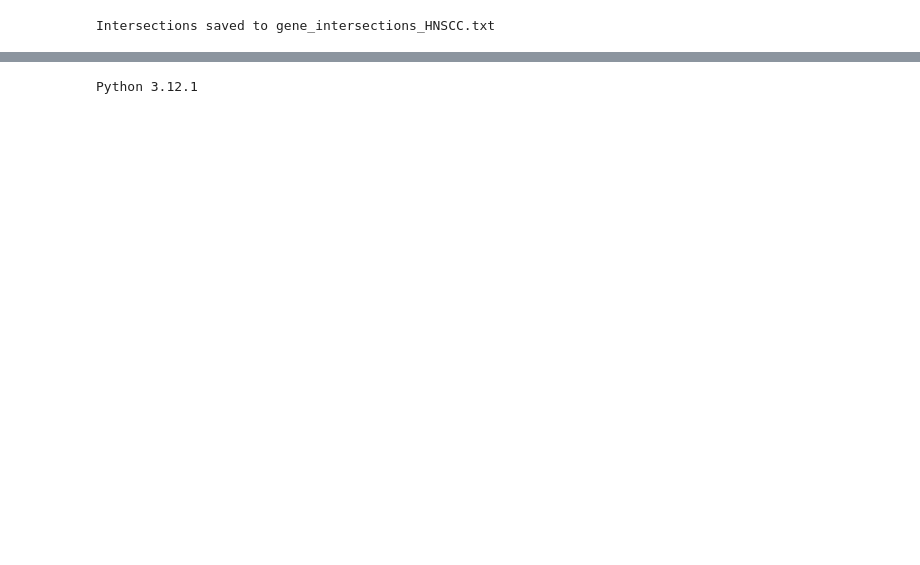
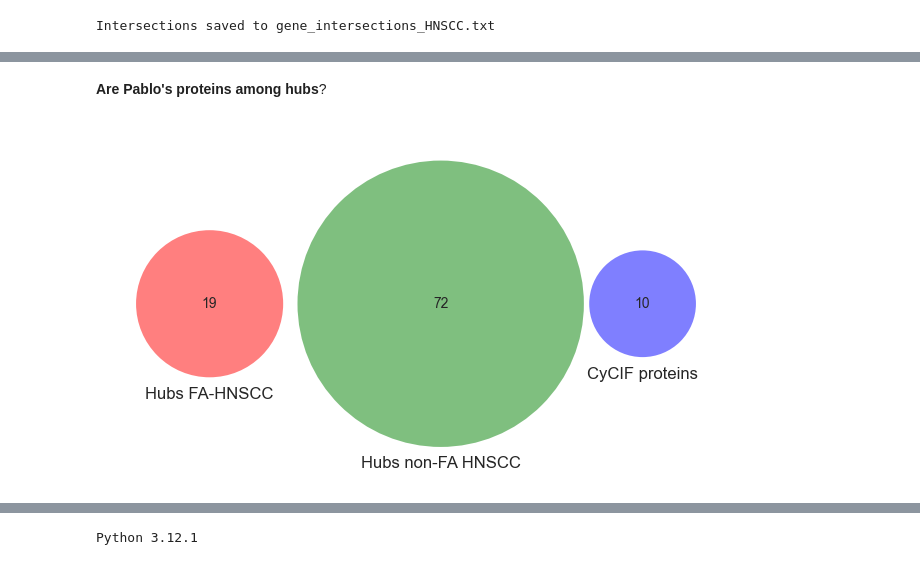
Before and after one commit to Marval96/Transcriptomics_INP, a Jupyter notebook: spatial_fa/network_analysis/intersection_hubs.ipynb, the cells around one changed output, grey strips where cells are left out. Drawn from its saved outputs; the diff is of its cells as text; code cells hidden in the pictures; blank space fills up the shorter version.

```diff
--- a/spatial_fa/network_analysis/intersection_hubs.ipynb
+++ b/spatial_fa/network_analysis/intersection_hubs.ipynb
@@ -139,0 +206,24 @@ Session Info:
+# %% [markdown]
+**Are Pablo's proteins among hubs**?
+# %%
+# Make the intersection between 1-3 (FA-HNSCC) and 2-3 (HNSCC) as new sets
+# and then intersect them with the antibodies and proteins
+targets_fa_hnscc = set1.intersection(set3)  # Hubs FA-HNSCC and Xenium genes
+targets_hnscc = set2.intersection(set3)     # Hubs HNSCC no FA and Xenium genes
+# %%
+# Make list to contains
+set4 = set(targets_fa_hnscc)
+set5 = set(targets_hnscc)
+set6 = set(proteins)
+
+# PLot Venn diagram
+plt.figure(figsize=(8,8))
+venn3([set4, set5, set6], set_labels=('Hubs FA-HNSCC', 'Hubs non-FA HNSCC', 'CyCIF proteins'), alpha=0.5)
+
+# Show plot
+# Save Plot
+plt.savefig("venn3_hubs_fa_hnscc_hubs_hnscc_cycif_proteins.png", dpi=600)
+#plt.title("Intersection of genes between the two methodologies and antibodies")
+plt.show()
+# %% [output]
+[figure, added]
```
Also changed, not shown: parts of 23 cells of this notebook.
